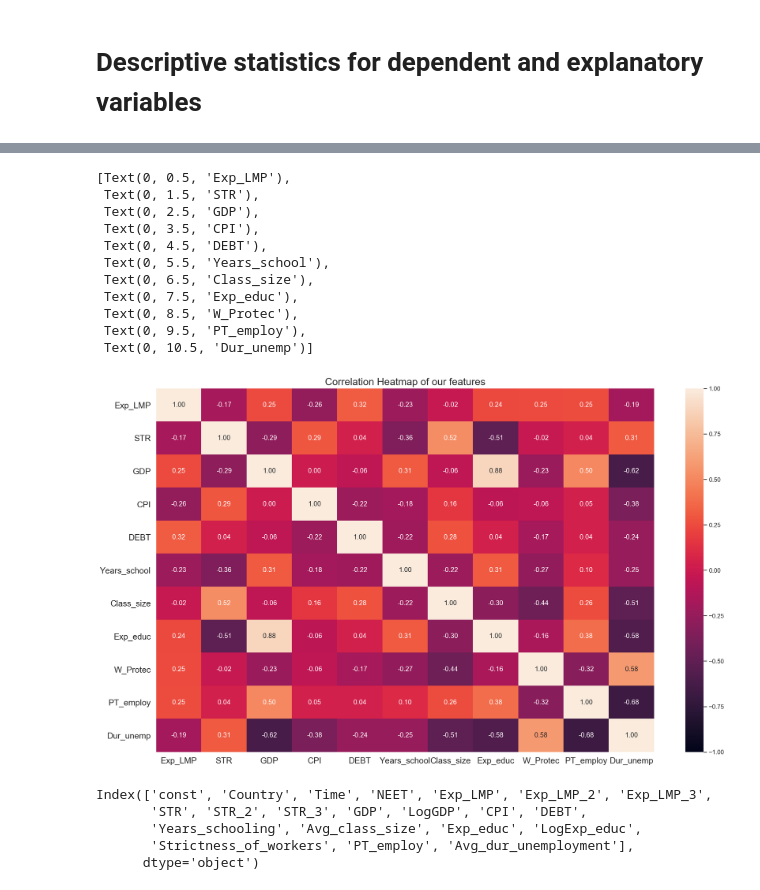
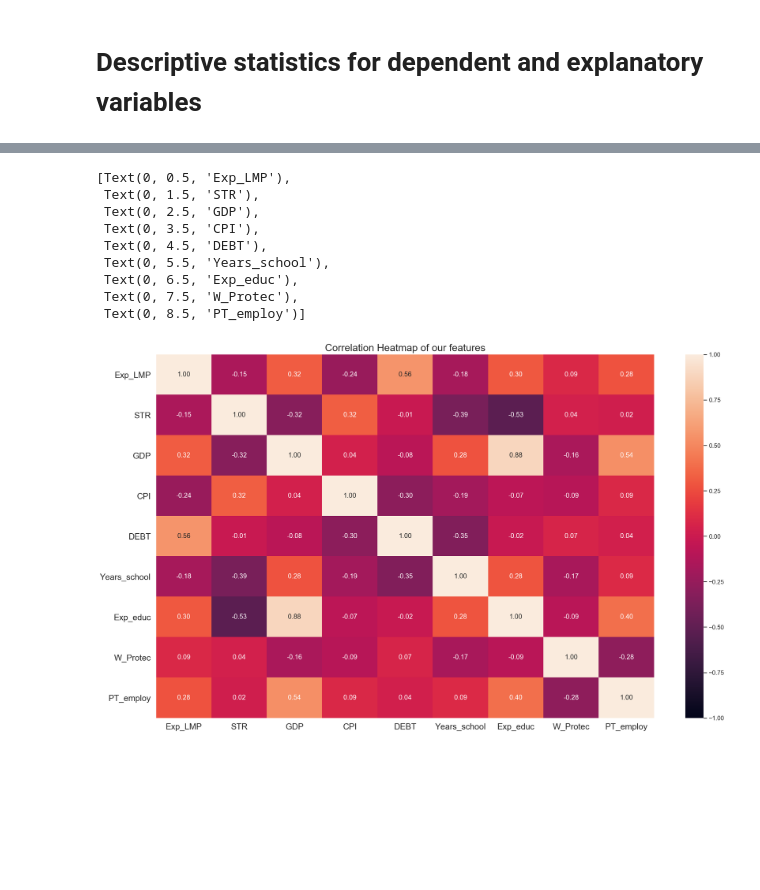
Before and after one commit to Victor-Manach/MODS206, a Jupyter notebook: descriptive_analysis.ipynb, the cells around one changed output, grey strips where cells are left out. Saved outputs shown, nothing was run; the diff lists cells and outputs as text; code cells hidden in the pictures; blank space fills up the shorter version.

```diff
--- a/descriptive_analysis.ipynb
+++ b/descriptive_analysis.ipynb
@@ -78,31 +78,23 @@ df.NEET.describe(), df.Exp_LMP.describe(), df.STR.describe()
  75%       16.553000
  max       27.691000
  Name: STR, dtype: float64)
+# %%
+df_hm = df[['Exp_LMP', 'STR', 'GDP', 'CPI', 'DEBT', 'Years_schooling', 'Exp_educ', 'Strictness_of_workers', 'PT_employ']].dropna()
 # %%
 plt.figure(figsize=(20, 12))
-heatmap_full = seaborn.heatmap(df.drop(['const', 'Country', 'Time', 'NEET', 'Exp_LMP_2', 'Exp_LMP_3', 'STR_2', 'STR_3', 'LogGDP', 'LogExp_educ'], axis=1).corr(), vmin=-1, vmax=1, annot=True, fmt=".2f")
-heatmap_full.set_title('Correlation Heatmap of our features', size=18)
-labels = ['Exp_LMP', 'STR', 'GDP', 'CPI', 'DEBT', 'Years_school', 'Class_size', 'Exp_educ', 'W_Protec', 'PT_employ', 'Dur_unemp']
-heatmap_full.set_xticklabels(labels, fontsize = 15, rotation=0)
-heatmap_full.set_yticklabels(labels, fontsize = 15)
+heatmap = seaborn.heatmap(df_hm.corr(), vmin=-1, vmax=1, annot=True, fmt=".2f")
+heatmap.set_title('Correlation Heatmap of our features', size=18)
+labels = ['Exp_LMP', 'STR', 'GDP', 'CPI', 'DEBT', 'Years_school', 'Exp_educ', 'W_Protec', 'PT_employ']
+heatmap.set_xticklabels(labels, fontsize = 15, rotation=0)
+heatmap.set_yticklabels(labels, fontsize = 15)
 # %% [output]
 [Text(0, 0.5, 'Exp_LMP'),
  Text(0, 1.5, 'STR'),
  Text(0, 2.5, 'GDP'),
  Text(0, 3.5, 'CPI'),
  Text(0, 4.5, 'DEBT'),
  Text(0, 5.5, 'Years_school'),
- Text(0, 6.5, 'Class_size'),
- Text(0, 7.5, 'Exp_educ'),
- Text(0, 8.5, 'W_Protec'),
- Text(0, 9.5, 'PT_employ'),
- Text(0, 10.5, 'Dur_unemp')]
+ Text(0, 6.5, 'Exp_educ'),
+ Text(0, 7.5, 'W_Protec'),
+ Text(0, 8.5, 'PT_employ')]
-[figure, old version]
+[figure, new version]
-# %%
-df.columns
-# %% [output]
-Index(['const', 'Country', 'Time', 'NEET', 'Exp_LMP', 'Exp_LMP_2', 'Exp_LMP_3',
-       'STR', 'STR_2', 'STR_3', 'GDP', 'LogGDP', 'CPI', 'DEBT',
-       'Years_schooling', 'Avg_class_size', 'Exp_educ', 'LogExp_educ',
-       'Strictness_of_workers', 'PT_employ', 'Avg_dur_unemployment'],
-      dtype='object')
```
Also changed, not shown: parts of 2 cells of this notebook, 4 other files.
